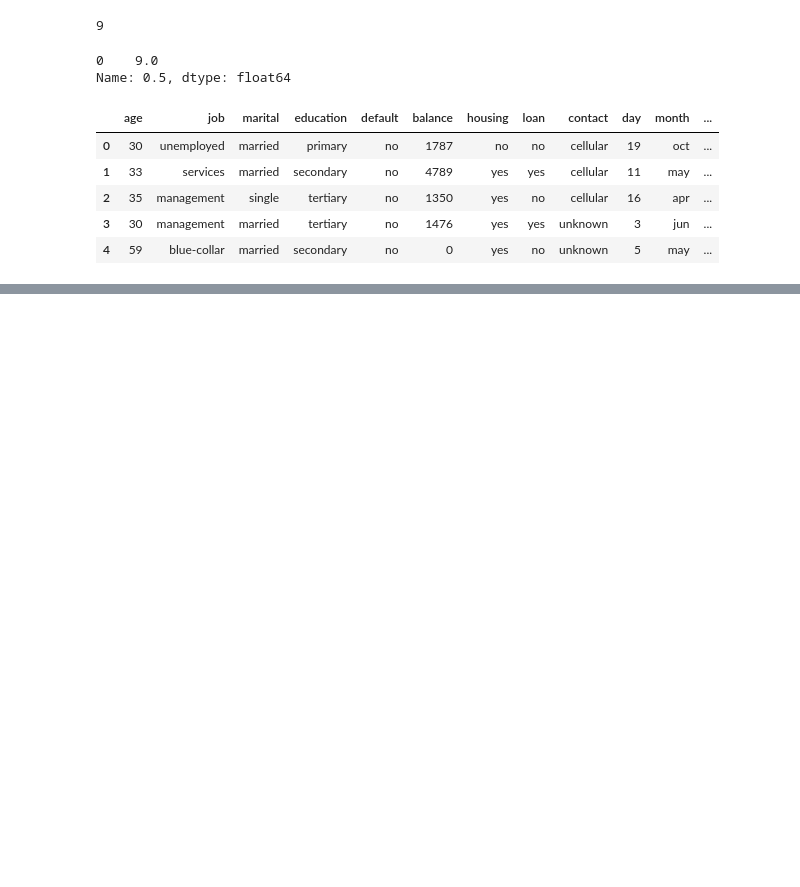
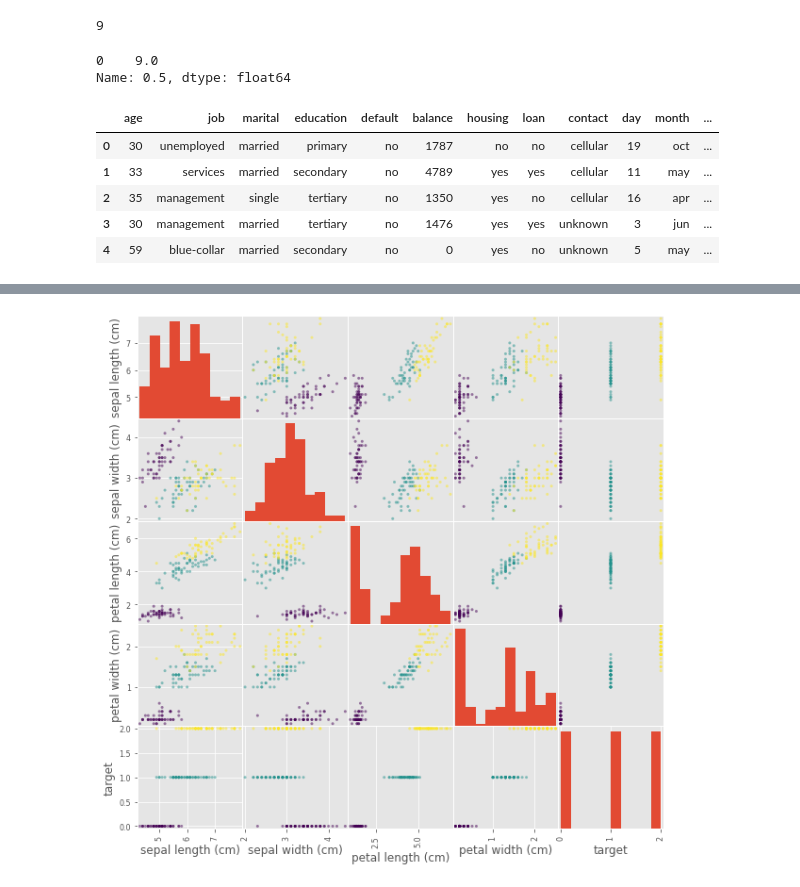
Before and after one commit to hsargoli/MyWorks, a Jupyter notebook: introductionDataS_pandasNumpyScipy.ipynb, the cells around one changed output, grey strips where cells are left out. Cells and saved outputs as stored; diff of their text form; code cells hidden in the pictures; blank space fills up the shorter version.

```diff
--- a/introductionDataS_pandasNumpyScipy.ipynb
+++ b/introductionDataS_pandasNumpyScipy.ipynb
@@ -364,0 +384,8 @@ data.head().style.set_table_styles(
+# %%
+from sklearn import datasets
+import numpy as np
+import pandas as pd
+import matplotlib.pyplot as plt
+
+iris = datasets.load_iris()
+print(f'shape of data = {iris.data.shape}\n iris describe = {iris.DESCR}')
@@ -364,0 +410,4 @@ data.head().style.set_table_styles(
+# %%
+iris_df = pd.DataFrame(iris.data, columns = iris.feature_names)
+iris_df['target'] = iris.target
+iris_df
@@ -364,0 +428,5 @@ data.head().style.set_table_styles(
+# %%
+pd.plotting.scatter_matrix(iris_df, c=iris.target,figsize = [10,10])
+plt.show()
+# %% [output]
+[figure, added]
```
Also changed, not shown: parts of 15 cells of this notebook.
